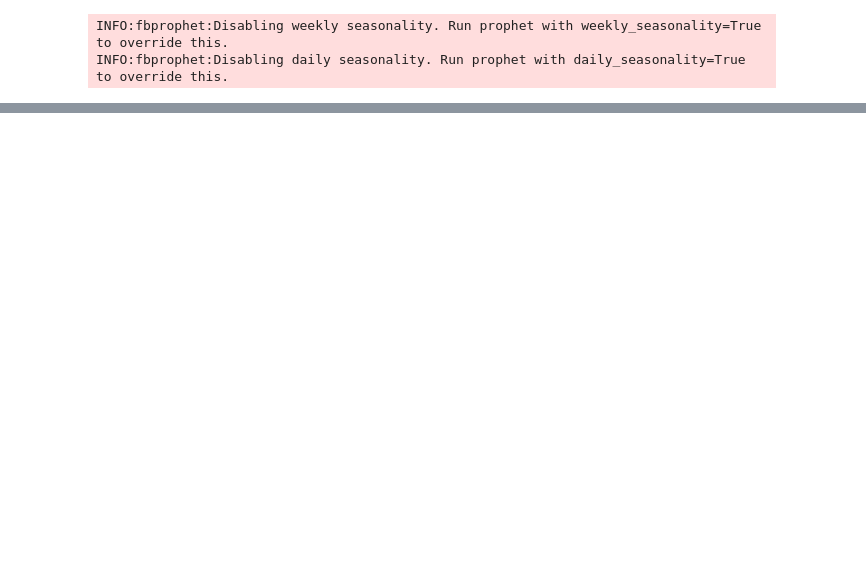
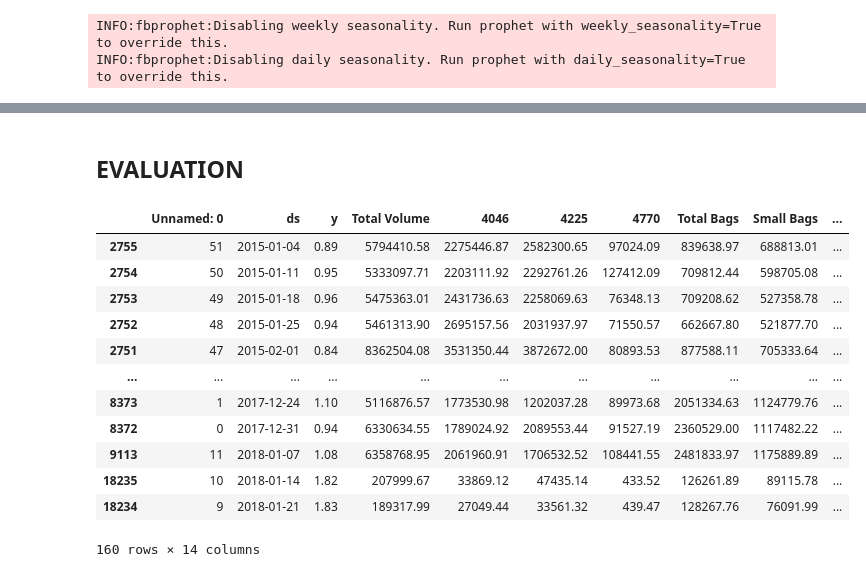
Before and after one commit to natarajan-chidambaram/Deep_Learning, a Jupyter notebook: Predict_Future_Product_Prices/Predict Future Prices Using Facebook Prophet.ipynb, the cells around one changed output, grey strips where cells are left out. Cells and saved outputs as stored; diff of their text form; code cells hidden in the pictures; blank space fills up the shorter version.

Commit message:
included metrics to evaluate the model's performance

```diff
--- a/Predict_Future_Product_Prices/Predict Future Prices Using Facebook Prophet.ipynb
+++ b/Predict_Future_Product_Prices/Predict Future Prices Using Facebook Prophet.ipynb
@@ -313,0 +315,32 @@ figure3 = m.plot_components(forecast)
+# %% [markdown]
+## EVALUATION
+# %%
+# Take the West data and remove the last 9 rows, then let the model predict the future in 'yhat' of the dataframe given
+# by prophet. Calculating the mean squared error between the original and the predicted values will give the accuracy
+
+avocado_df_eval = avocado_df[avocado_df['region'] == 'West'] # extract the west data
+avocado_df_eval = avocado_df_eval.sort_values('Date') # sort the values according to the date (mandatory)
+avocado_df_eval = avocado_df_eval.drop_duplicates('Date') # remove the duplicates w.r.t date
+# %%
+# column name as per required by fbprophet
+
+avocado_df_eval = avocado_df_eval.rename(columns = {'Date': 'ds', 'AveragePrice': 'y'})
+# %%
+# seperate the training and the testing data
+
+train_data = avocado_df_eval.drop(avocado_df_eval.index[-9:])
+train_data
+# %% [output]
+|  | Unnamed: 0 | ds | y | Total Volume | 4046 | 4225 | 4770 | Total Bags | Small Bags | ... |
+| 2755 | 51 | 2015-01-04 | 0.89 | 5794410.58 | 2275446.87 | 2582300.65 | 97024.09 | 839638.97 | 688813.01 | ... |
+| 2754 | 50 | 2015-01-11 | 0.95 | 5333097.71 | 2203111.92 | 2292761.26 | 127412.09 | 709812.44 | 598705.08 | ... |
+| 2753 | 49 | 2015-01-18 | 0.96 | 5475363.01 | 2431736.63 | 2258069.63 | 76348.13 | 709208.62 | 527358.78 | ... |
+| 2752 | 48 | 2015-01-25 | 0.94 | 5461313.90 | 2695157.56 | 2031937.97 | 71550.57 | 662667.80 | 521877.70 | ... |
+| 2751 | 47 | 2015-02-01 | 0.84 | 8362504.08 | 3531350.44 | 3872672.00 | 80893.53 | 877588.11 | 705333.64 | ... |
+| ... | ... | ... | ... | ... | ... | ... | ... | ... | ... | ... |
+| 8373 | 1 | 2017-12-24 | 1.10 | 5116876.57 | 1773530.98 | 1202037.28 | 89973.68 | 2051334.63 | 1124779.76 | ... |
+| 8372 | 0 | 2017-12-31 | 0.94 | 6330634.55 | 1789024.92 | 2089553.44 | 91527.19 | 2360529.00 | 1117482.22 | ... |
+| 9113 | 11 | 2018-01-07 | 1.08 | 6358768.95 | 2061960.91 | 1706532.52 | 108441.55 | 2481833.97 | 1175889.89 | ... |
+| 18235 | 10 | 2018-01-14 | 1.82 | 207999.67 | 33869.12 | 47435.14 | 433.52 | 126261.89 | 89115.78 | ... |
+| 18234 | 9 | 2018-01-21 | 1.83 | 189317.99 | 27049.44 | 33561.32 | 439.47 | 128267.76 | 76091.99 | ... |
+160 rows × 14 columns
```
Also changed, not shown: parts of 14 cells of this notebook.
